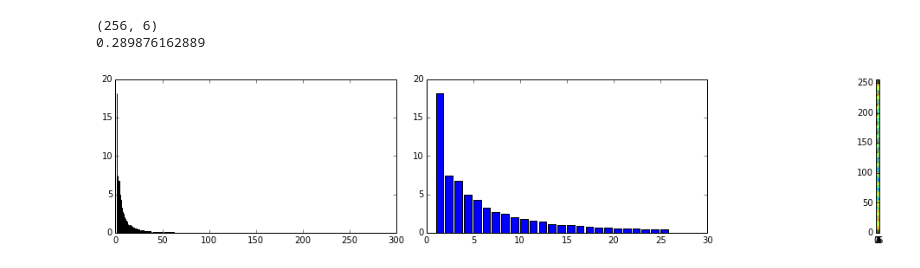
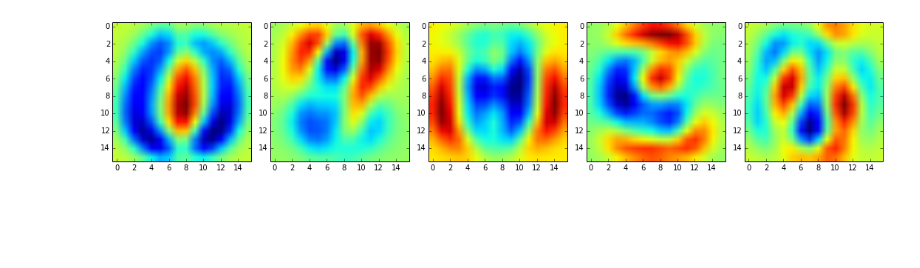
Before and after one commit to helmersl/ml_lab_SS2015, a Jupyter notebook: hw1/files/ps1_application.ipynb, the cells around one changed output. Saved outputs shown, nothing was run; the diff lists cells and outputs as text; code cells hidden in the pictures; blank space fills up the shorter version.

```diff
--- a/hw1/files/ps1_application.ipynb
+++ b/hw1/files/ps1_application.ipynb
@@ -12,17 +13,12 @@ WARNING: pylab import has clobbered these variables: ['random', 'e']
 # %%
 usps_data = np.load('/Users/helmel01/Documents/uni_ss2015/ml_lab_SS2015/hw1/usps.npz')
 usps_data.files
 usps_patterns = usps_data['data_patterns']
-Z,U,D = imp.pca(usps_patterns,256)
-print U[:,0:6].shape
-max_val = np.max(U)
-print max_val
-fig, axes = pl.subplots(1,3,figsize=(15,3))
-axes[0].bar(np.arange(1,257),D)
-axes[1].bar(np.arange(1,26),D[:25])
-axes[2].imshow(U[:,0:6], extent=[0,6,0,256])
-plt.tight_layout()
+Z_usps,U_usps,D_usps = imp.pca(usps_patterns,256)
+fig2, axes2 = pl.subplots(1,5,figsize=(15,3))
+for i in range(5):
+    comp = np.reshape(U_usps[:,i], (16,16))
+    axes2[i].imshow(comp)
+pl.tight_layout()
 # %% [output]
-(256, 6)
-0.289876162889
-[figure, old version]
+[figure, new version]
```
Also changed, not shown: parts of 21 cells of this notebook.
